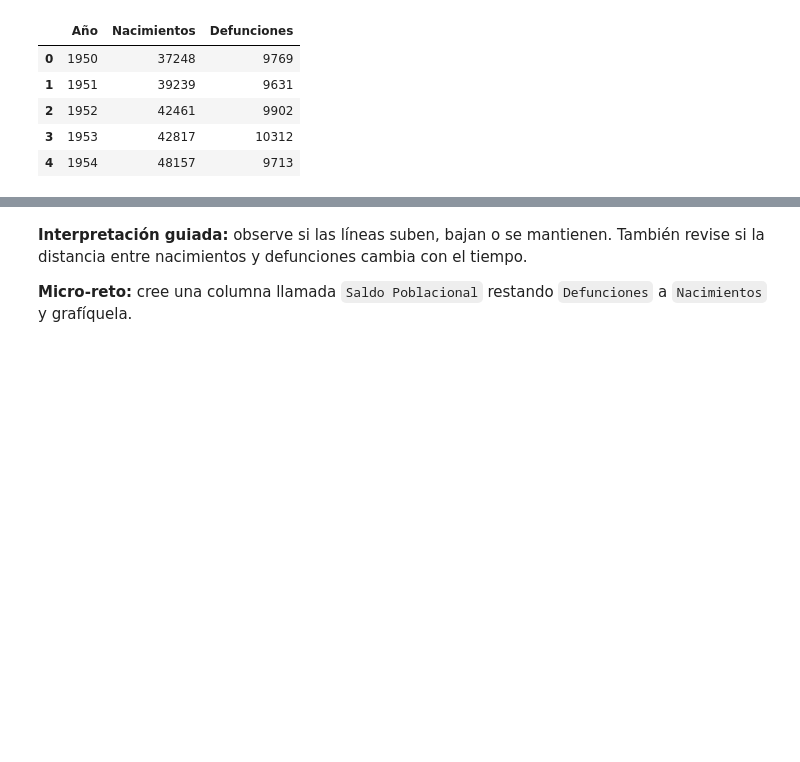
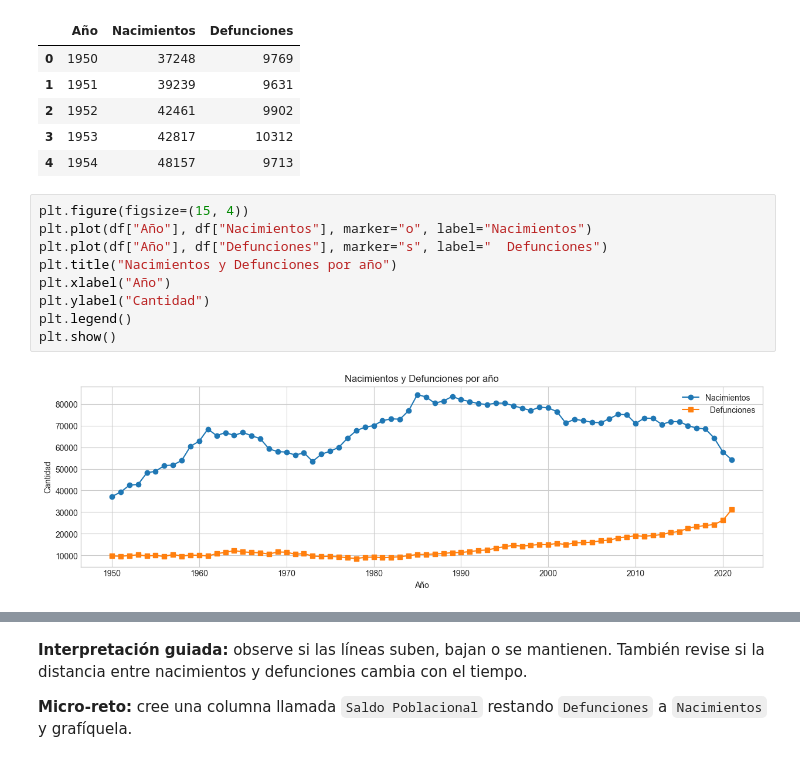
Before and after one commit to Blith9926/Fundamentos-de-Python, a Jupyter notebook: 08_Matplotlib/01 - Aprender Matplotlib.ipynb, the cells around one changed output, grey strips where cells are left out. Drawn from its saved outputs; the diff is of its cells as text; blank space fills up the shorter version.

```diff
--- a/08_Matplotlib/01 - Aprender Matplotlib.ipynb
+++ b/08_Matplotlib/01 - Aprender Matplotlib.ipynb
@@ -351,3 +351,14 @@ memory usage: 1.8 KB
 | 2 | 1952 | 42461 | 9902 |
 | 3 | 1953 | 42817 | 10312 |
 | 4 | 1954 | 48157 | 9713 |
+# %%
+plt.figure(figsize=(15, 4))
+plt.plot(df["Año"], df["Nacimientos"], marker="o", label="Nacimientos")
+plt.plot(df["Año"], df["Defunciones"], marker="s", label="  Defunciones")
+plt.title("Nacimientos y Defunciones por año")
+plt.xlabel("Año")
+plt.ylabel("Cantidad")
+plt.legend()
+plt.show()
+# %% [output]
+[figure, added]
```
Also changed, not shown: parts of 1 cell of this notebook.
